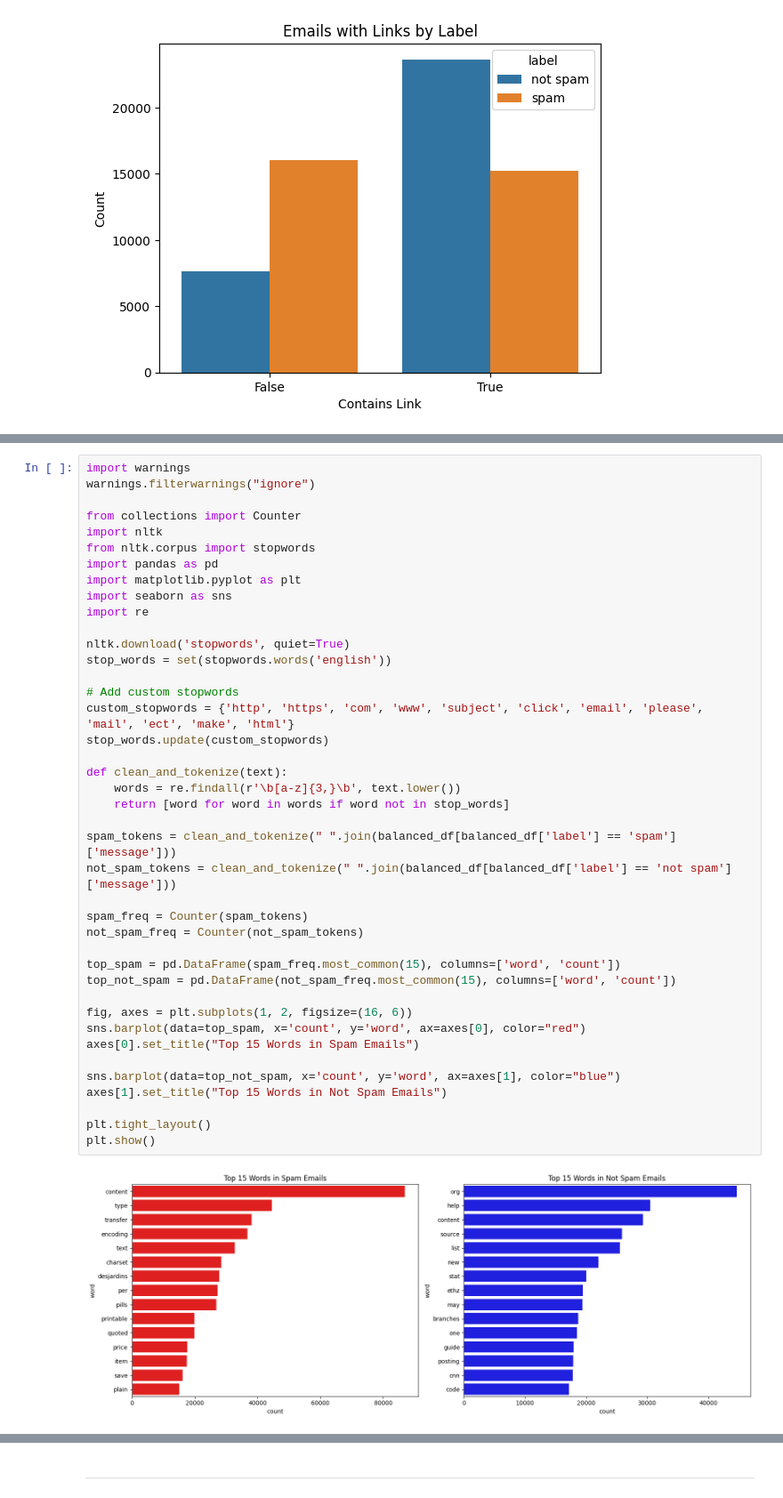
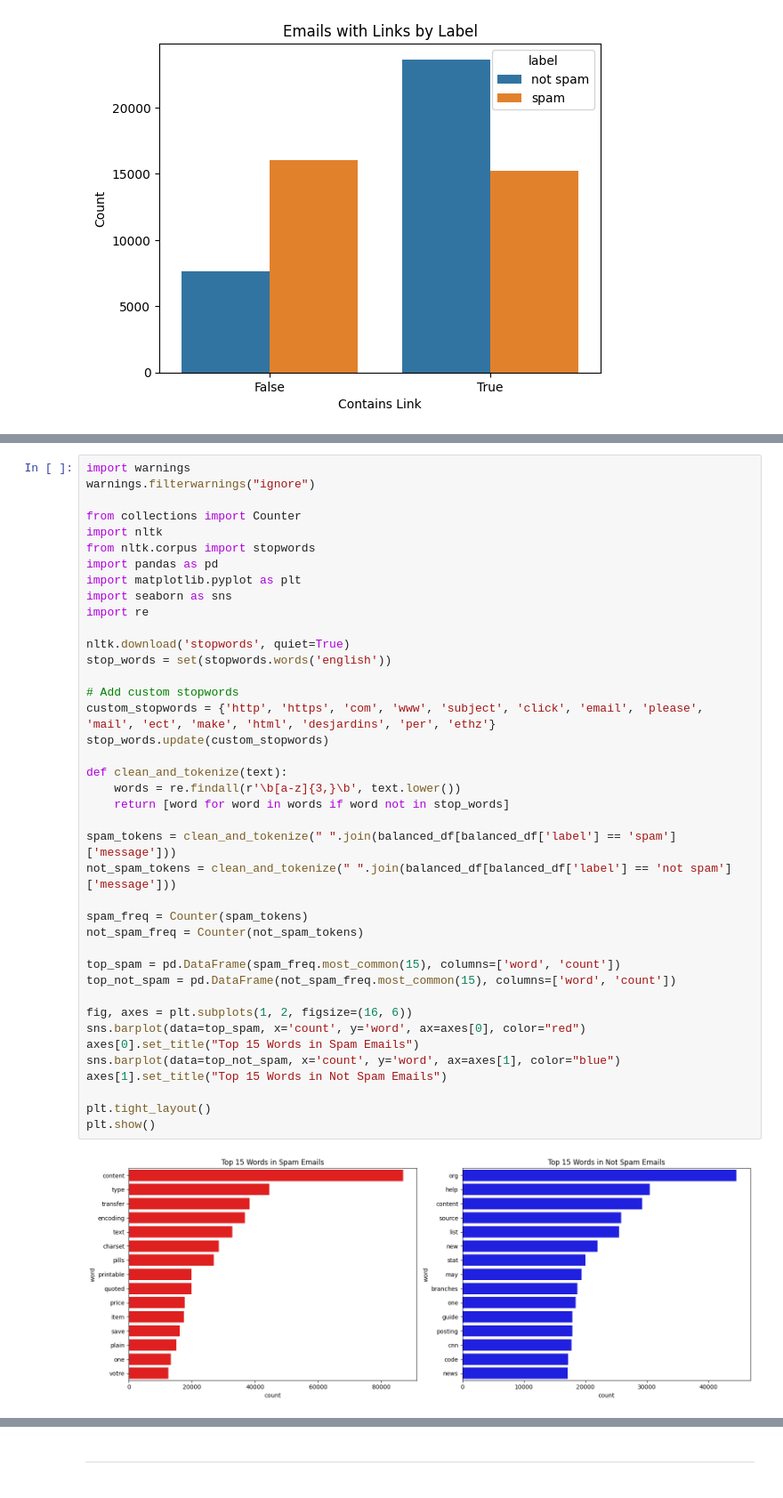
Before and after one commit to KaloyanRakov/Spam-Email-Classifier, a Jupyter notebook: Notebooks/SpamShield.ipynb, the cells around one changed output, grey strips where cells are left out. Shown at 89% size. Cells and saved outputs as stored; diff of their text form.

Commit message:
Visualization Fixed, Light Testing added,

```diff
--- a/Notebooks/SpamShield.ipynb
+++ b/Notebooks/SpamShield.ipynb
@@ -444,34 +452,33 @@ import seaborn as sns
 import re
 
 nltk.download('stopwords', quiet=True)
 stop_words = set(stopwords.words('english'))
 
 # Add custom stopwords
-custom_stopwords = {'http', 'https', 'com', 'www', 'subject', 'click', 'email', 'please', 'mail', 'ect', 'make', 'html'}
+custom_stopwords = {'http', 'https', 'com', 'www', 'subject', 'click', 'email', 'please', 'mail', 'ect', 'make', 'html', 'desjardins', 'per', 'ethz'}
 stop_words.update(custom_stopwords)
 
 def clean_and_tokenize(text):
     words = re.findall(r'\b[a-z]{3,}\b', text.lower())
     return [word for word in words if word not in stop_words]
 
 spam_tokens = clean_and_tokenize(" ".join(balanced_df[balanced_df['label'] == 'spam']['message']))
 not_spam_tokens = clean_and_tokenize(" ".join(balanced_df[balanced_df['label'] == 'not spam']['message']))
 
 spam_freq = Counter(spam_tokens)
 not_spam_freq = Counter(not_spam_tokens)
 
 top_spam = pd.DataFrame(spam_freq.most_common(15), columns=['word', 'count'])
 top_not_spam = pd.DataFrame(not_spam_freq.most_common(15), columns=['word', 'count'])
 
 fig, axes = plt.subplots(1, 2, figsize=(16, 6))
 sns.barplot(data=top_spam, x='count', y='word', ax=axes[0], color="red")
 axes[0].set_title("Top 15 Words in Spam Emails")
-
 sns.barplot(data=top_not_spam, x='count', y='word', ax=axes[1], color="blue")
 axes[1].set_title("Top 15 Words in Not Spam Emails")
 
 plt.tight_layout()
 plt.show()
 # %% [output]
-[figure, old version]
+[figure, new version]
 # %%
```
Also changed, not shown: parts of 10 cells of this notebook.
